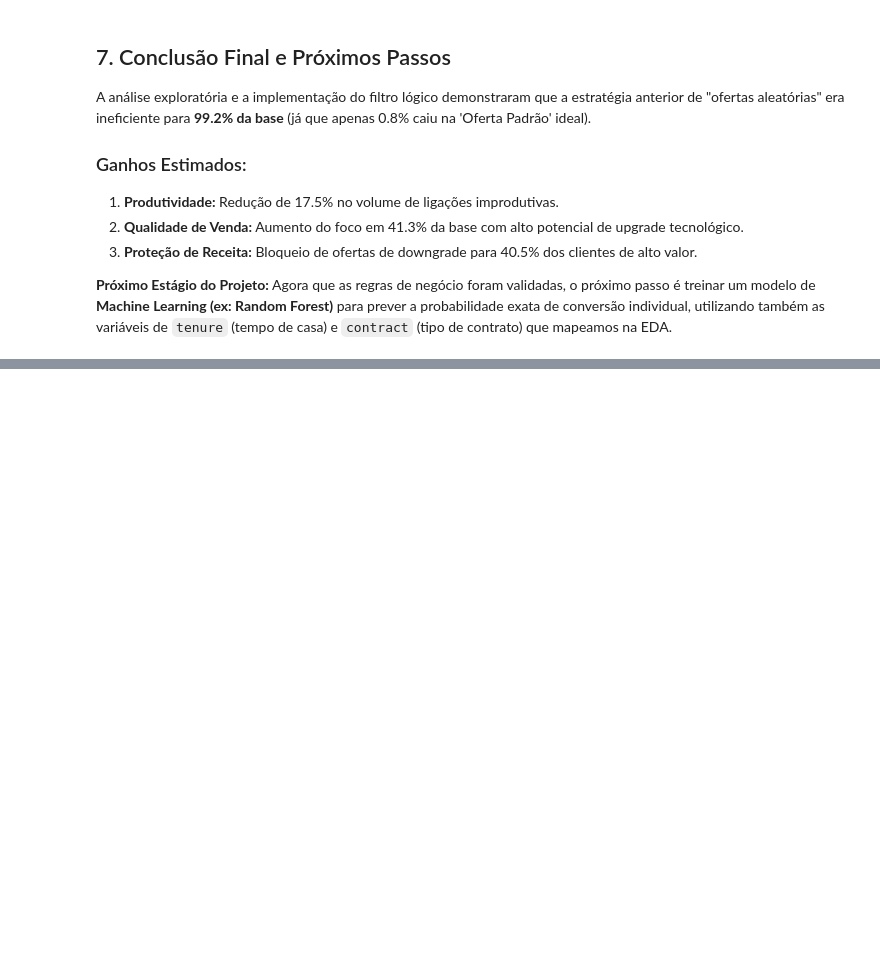
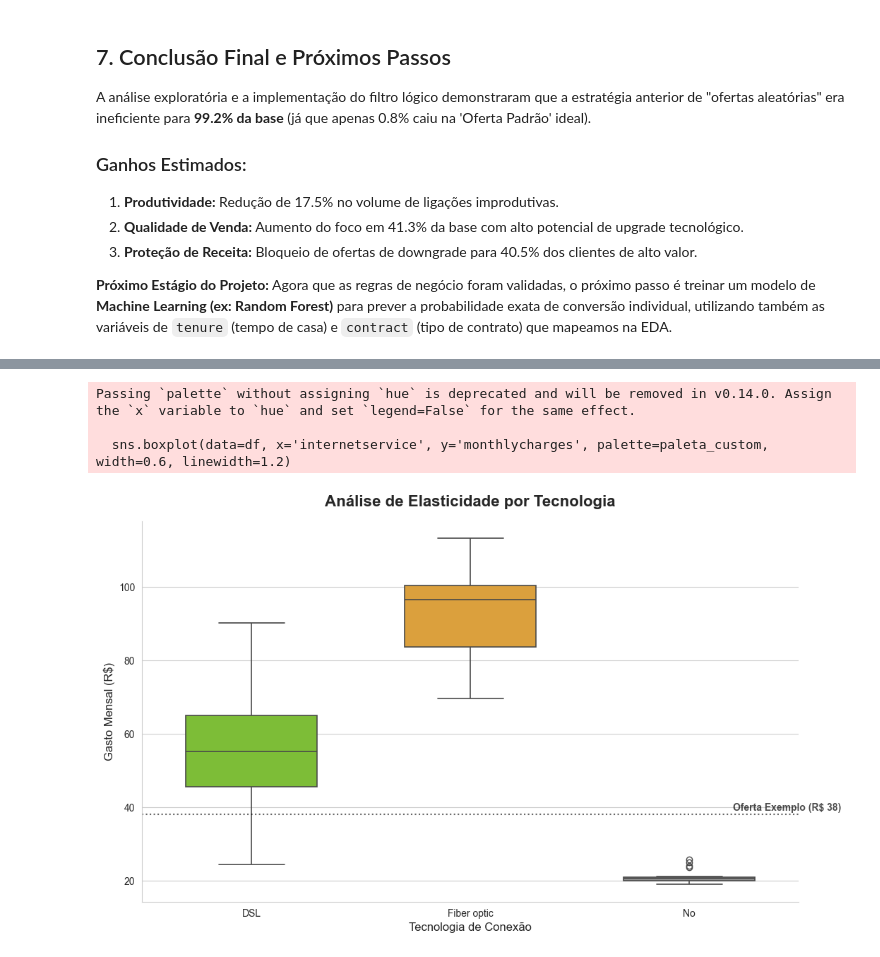
Before and after one commit to Mestrie/Telecom_Smart_Offer, a Jupyter notebook: main.ipynb, the cells around one changed output, grey strips where cells are left out. Drawn from its saved outputs; the diff is of its cells as text; code cells hidden in the pictures; blank space fills up the shorter version.

```diff
--- a/main.ipynb
+++ b/main.ipynb
@@ -380,0 +411,22 @@ Agora que as regras de negócio foram validadas, o próximo passo é treinar um
+# %%
+plt.figure(figsize=(12, 7))
+
+# Paleta customizada (Cores que conversam entre si)
+paleta_custom = {"DSL": "#7ED321", "Fiber optic": "#F5A623", "No": "#9B9B9B"}
+
+sns.boxplot(data=df, x='internetservice', y='monthlycharges', palette=paleta_custom, width=0.6, linewidth=1.2)
+
+# Linha de oferta de R$ 38 com destaque
+plt.axhline(y=38, color='black', linestyle=':', alpha=0.6)
+plt.text(2.2, 39, 'Oferta Exemplo (R$ 38)', color='black', fontweight='bold', alpha=0.7)
+
+plt.title('Análise de Elasticidade por Tecnologia', fontsize=16, fontweight='bold', pad=15)
+plt.xlabel('Tecnologia de Conexão', fontsize=12)
+plt.ylabel('Gasto Mensal (R$)', fontsize=12)
+
+plt.show()
+# %% [output]
+Passing `palette` without assigning `hue` is deprecated and will be removed in v0.14.0. Assign the `x` variable to `hue` and set `legend=False` for the same effect.
+
+  sns.boxplot(data=df, x='internetservice', y='monthlycharges', palette=paleta_custom, width=0.6, linewidth=1.2)
+[figure, added]
```
Also changed, not shown: parts of 8 cells of this notebook, 3 other files.
